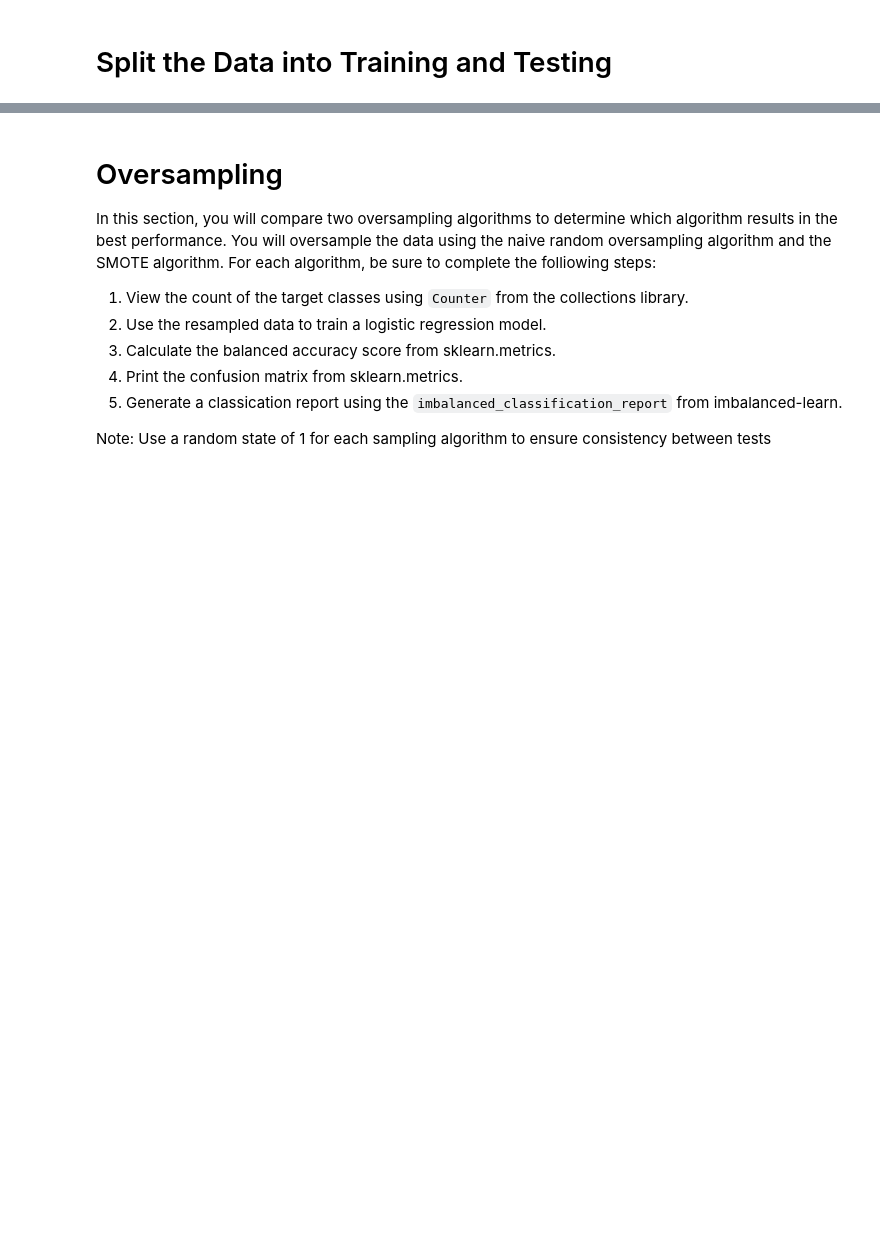
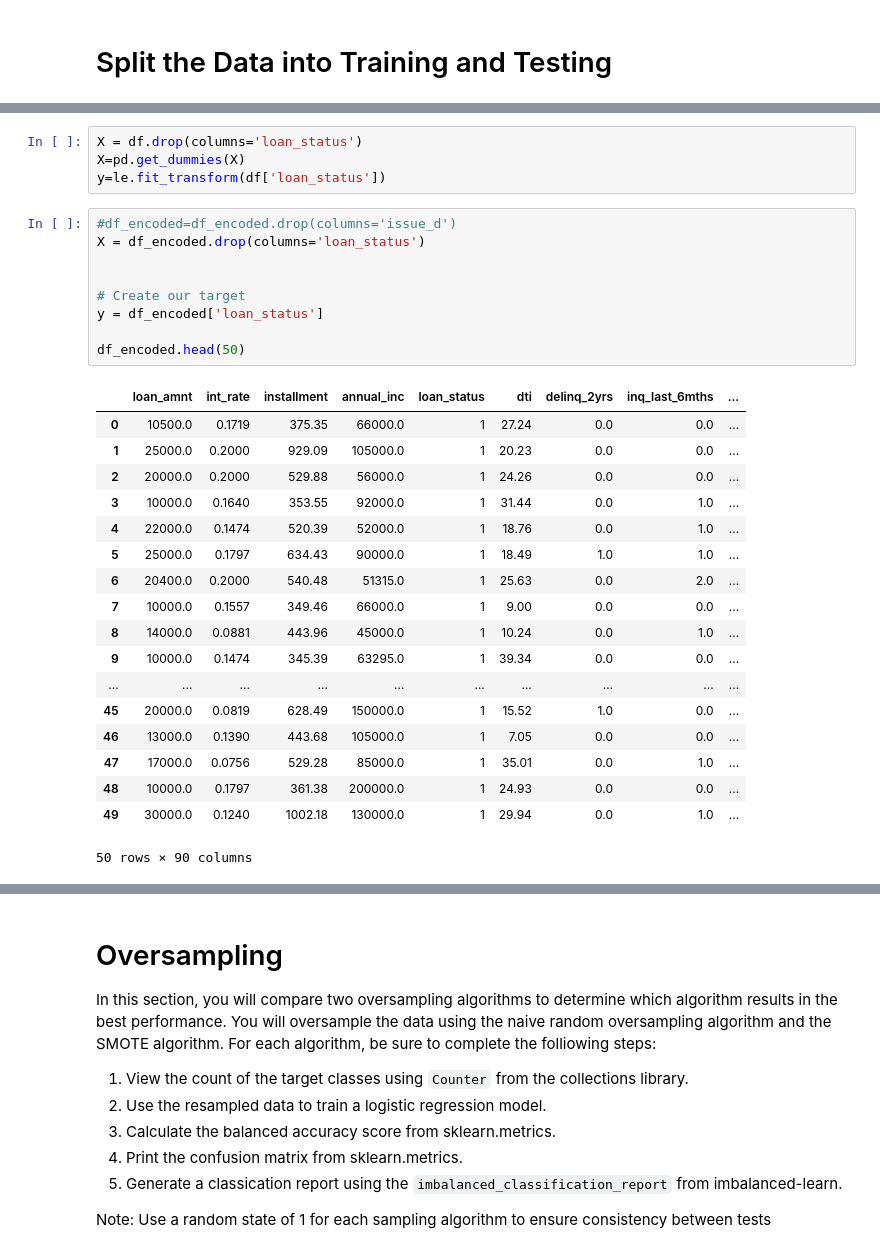
Before and after one commit to mattbarton08/Credit_Risk_Analysis, a Jupyter notebook: credit_risk_resampling.ipynb, the cells around one changed output, grey strips where cells are left out. Cells and saved outputs as stored; diff of their text form; blank space fills up the shorter version.

```diff
--- a/credit_risk_resampling.ipynb
+++ b/credit_risk_resampling.ipynb
@@ -100,0 +107,32 @@ X.describe()
+# %%
+X = df.drop(columns='loan_status')
+X=pd.get_dummies(X)
+y=le.fit_transform(df['loan_status'])
+# %%
+#df_encoded=df_encoded.drop(columns='issue_d')
+X = df_encoded.drop(columns='loan_status')
+
+
+# Create our target
+y = df_encoded['loan_status']
+
+df_encoded.head(50)
+# %% [output]
+|  | loan_amnt | int_rate | installment | annual_inc | loan_status | dti | delinq_2yrs | inq_last_6mths | ... |
+| 0 | 10500.0 | 0.1719 | 375.35 | 66000.0 | 1 | 27.24 | 0.0 | 0.0 | ... |
+| 1 | 25000.0 | 0.2000 | 929.09 | 105000.0 | 1 | 20.23 | 0.0 | 0.0 | ... |
+| 2 | 20000.0 | 0.2000 | 529.88 | 56000.0 | 1 | 24.26 | 0.0 | 0.0 | ... |
+| 3 | 10000.0 | 0.1640 | 353.55 | 92000.0 | 1 | 31.44 | 0.0 | 1.0 | ... |
+| 4 | 22000.0 | 0.1474 | 520.39 | 52000.0 | 1 | 18.76 | 0.0 | 1.0 | ... |
+| 5 | 25000.0 | 0.1797 | 634.43 | 90000.0 | 1 | 18.49 | 1.0 | 1.0 | ... |
+| 6 | 20400.0 | 0.2000 | 540.48 | 51315.0 | 1 | 25.63 | 0.0 | 2.0 | ... |
+| 7 | 10000.0 | 0.1557 | 349.46 | 66000.0 | 1 | 9.00 | 0.0 | 0.0 | ... |
+| 8 | 14000.0 | 0.0881 | 443.96 | 45000.0 | 1 | 10.24 | 0.0 | 1.0 | ... |
+| 9 | 10000.0 | 0.1474 | 345.39 | 63295.0 | 1 | 39.34 | 0.0 | 0.0 | ... |
+| ... | ... | ... | ... | ... | ... | ... | ... | ... | ... |
+| 45 | 20000.0 | 0.0819 | 628.49 | 150000.0 | 1 | 15.52 | 1.0 | 0.0 | ... |
+| 46 | 13000.0 | 0.1390 | 443.68 | 105000.0 | 1 | 7.05 | 0.0 | 0.0 | ... |
+| 47 | 17000.0 | 0.0756 | 529.28 | 85000.0 | 1 | 35.01 | 0.0 | 1.0 | ... |
+| 48 | 10000.0 | 0.1797 | 361.38 | 200000.0 | 1 | 24.93 | 0.0 | 0.0 | ... |
+| 49 | 30000.0 | 0.1240 | 1002.18 | 130000.0 | 1 | 29.94 | 0.0 | 1.0 | ... |
+50 rows × 90 columns
```
Also changed, not shown: parts of 46 cells of this notebook, 1 other file.
